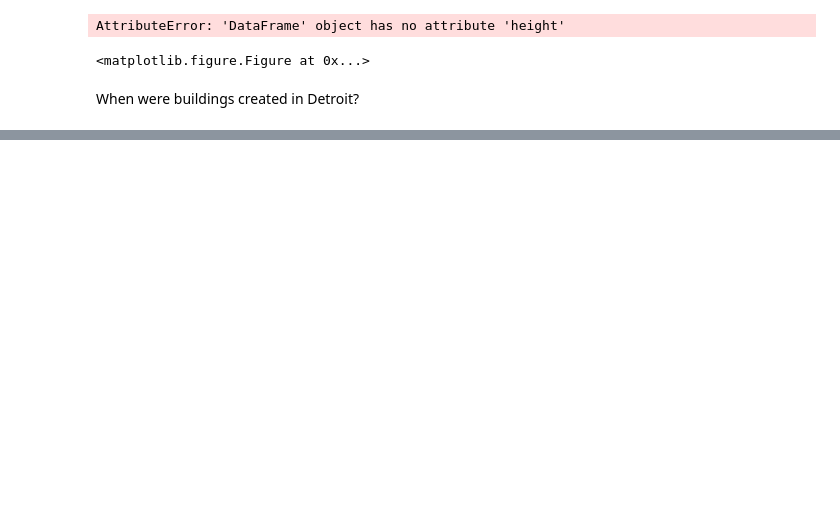
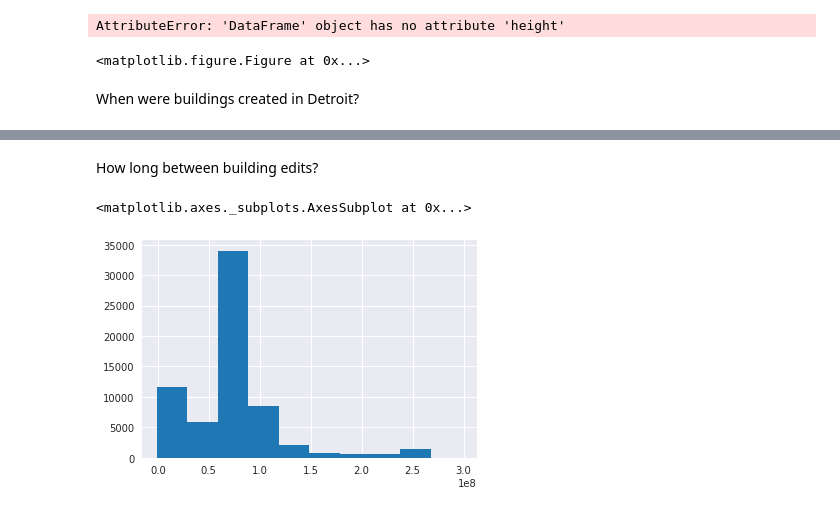
Before and after one commit to jenningsanderson/sotmus-analysis, a Jupyter notebook: analysis/Buildings.ipynb, the cells around one changed output, grey strips where cells are left out. Drawn from its saved outputs; the diff is of its cells as text; code cells hidden in the pictures; blank space fills up the shorter version.

```diff
--- a/analysis/Buildings.ipynb
+++ b/analysis/Buildings.ipynb
@@ -117,0 +102,7 @@ axes[1].set_ylabel('User Count (to date)');
+# %% [markdown]
+How long between building edits?
+# %%
+buildings.lifespan.hist()
+# %% [output]
+<matplotlib.axes._subplots.AxesSubplot at 0x...>
+[figure, added]
```
Also changed, not shown: parts of 18 cells of this notebook, 3 other files.
